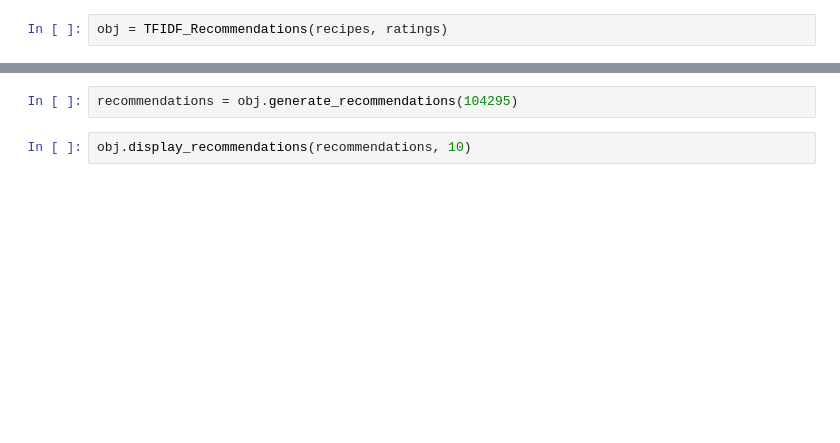
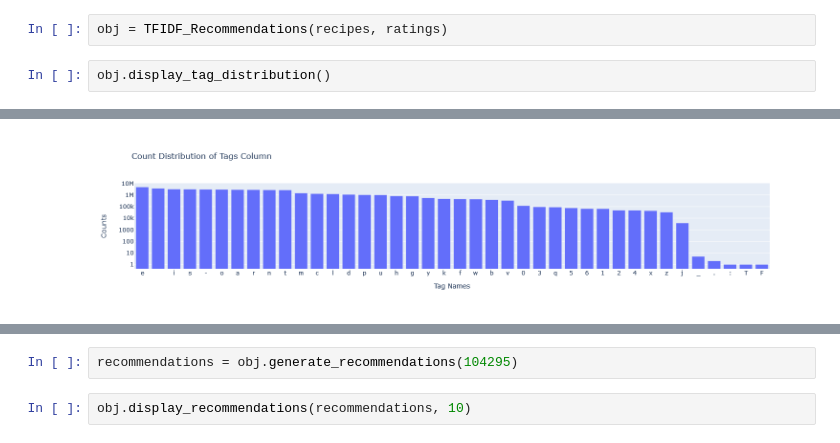
Before and after one commit to srauph/SOEN471, a Jupyter notebook: Content Based Recommender System.ipynb, the cells around one changed output, grey strips where cells are left out. Cells and saved outputs as stored; diff of their text form; blank space fills up the shorter version.

Commit message:
Added graphs

```diff
--- a/Content Based Recommender System.ipynb
+++ b/Content Based Recommender System.ipynb
@@ -145,2 +201,5 @@ class TFIDF_Recommendations():
 # %%
 obj = TFIDF_Recommendations(recipes, ratings)
+# %%
+obj.display_tag_distribution()
+# %% [output]
@@ -146,0 +207 @@ obj = TFIDF_Recommendations(recipes, ratings)
+[figure, added]
```
Also changed, not shown: parts of 17 cells of this notebook.
